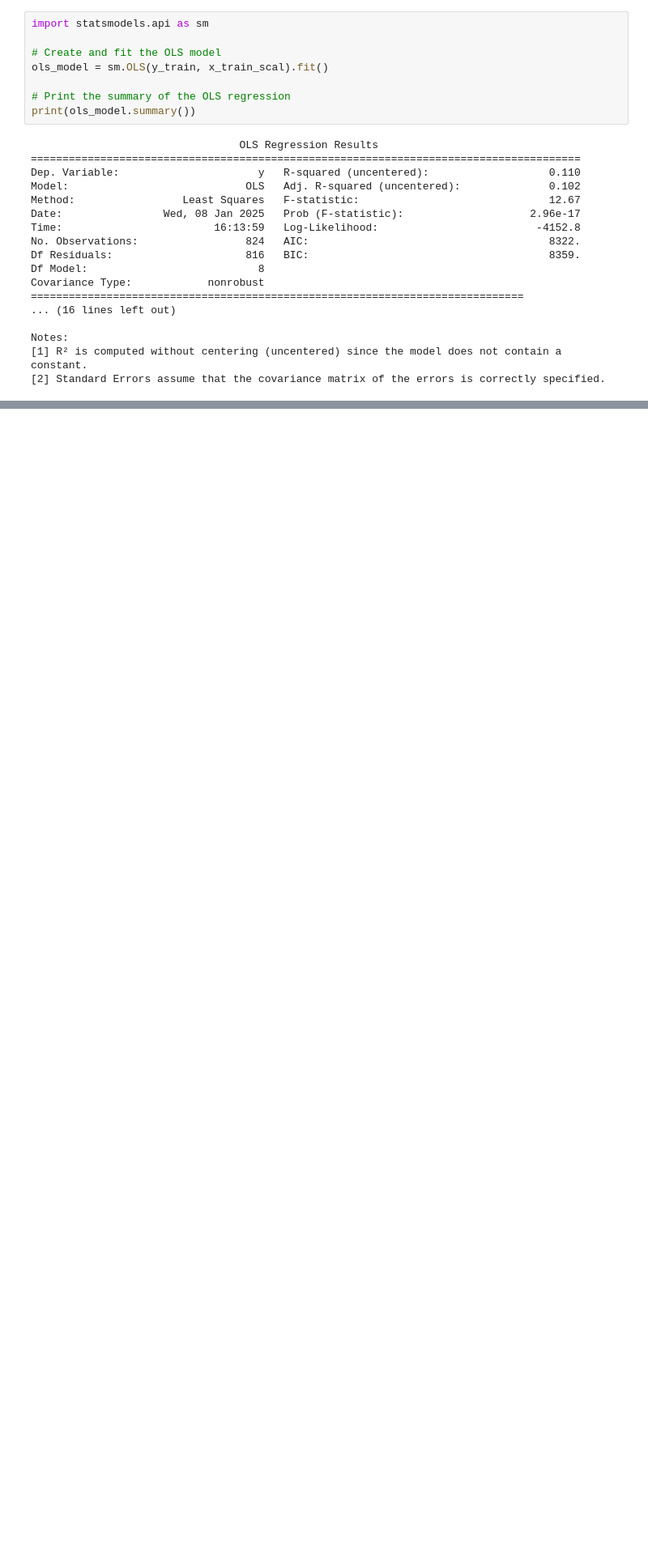
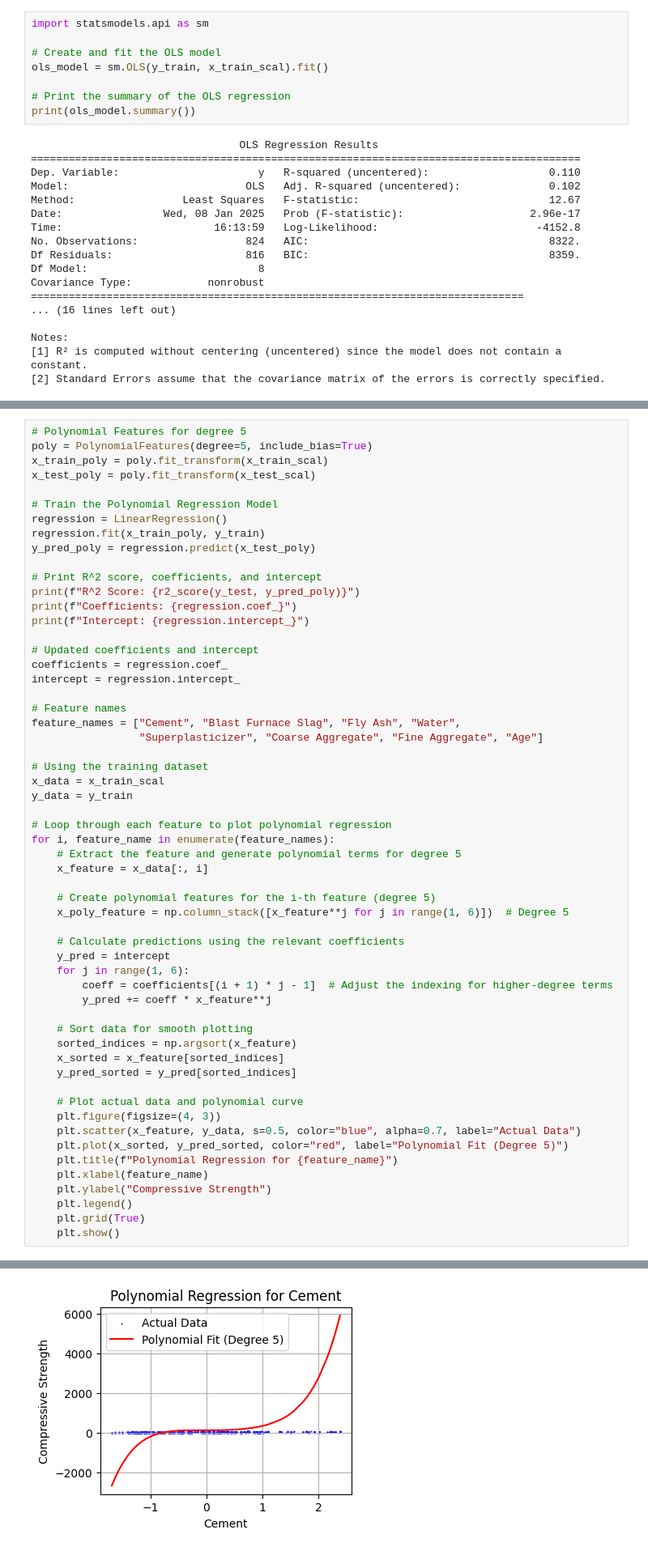
Before and after one commit to qazi-adnan/MACHINE_LEARNING, a Jupyter notebook: 3 linear regression/app.ipynb, the cells around one changed output, grey strips where cells are left out. Shown at 81% size. Saved outputs shown, nothing was run; the diff lists cells and outputs as text; blank space fills up the shorter version.

```diff
--- a/3 linear regression/app.ipynb
+++ b/3 linear regression/app.ipynb
@@ -333,0 +434,58 @@ Notes:
+# %%
+# Polynomial Features for degree 5
+poly = PolynomialFeatures(degree=5, include_bias=True)
+x_train_poly = poly.fit_transform(x_train_scal)
+x_test_poly = poly.fit_transform(x_test_scal)
+
+# Train the Polynomial Regression Model
+regression = LinearRegression()
+regression.fit(x_train_poly, y_train)
+y_pred_poly = regression.predict(x_test_poly)
+
+# Print R^2 score, coefficients, and intercept
+print(f"R^2 Score: {r2_score(y_test, y_pred_poly)}")
+print(f"Coefficients: {regression.coef_}")
+print(f"Intercept: {regression.intercept_}")
+
+# Updated coefficients and intercept
+coefficients = regression.coef_
+intercept = regression.intercept_
+
+# Feature names
+feature_names = ["Cement", "Blast Furnace Slag", "Fly Ash", "Water",
+                 "Superplasticizer", "Coarse Aggregate", "Fine Aggregate", "Age"]
+
+# Using the training dataset
+x_data = x_train_scal
+y_data = y_train
+
+# Loop through each feature to plot polynomial regression
+for i, feature_name in enumerate(feature_names):
+    # Extract the feature and generate polynomial terms for degree 5
+    x_feature = x_data[:, i]
+
+    # Create polynomial features for the i-th feature (degree 5)
+    x_poly_feature = np.column_stack([x_feature**j for j in range(1, 6)])  # Degree 5
+
+    # Calculate predictions using the relevant coefficients
+    y_pred = intercept
+    for j in range(1, 6):
+        coeff = coefficients[(i + 1) * j - 1]  # Adjust the indexing for higher-degree terms
+        y_pred += coeff * x_feature**j
+
+    # Sort data for smooth plotting
+    sorted_indices = np.argsort(x_feature)
+    x_sorted = x_feature[sorted_indices]
+    y_pred_sorted = y_pred[sorted_indices]
+
+    # Plot actual data and polynomial curve
+    plt.figure(figsize=(4, 3))
+    plt.scatter(x_feature, y_data, s=0.5, color="blue", alpha=0.7, label="Actual Data")
+    plt.plot(x_sorted, y_pred_sorted, color="red", label="Polynomial Fit (Degree 5)")
+    plt.title(f"Polynomial Regression for {feature_name}")
+    plt.xlabel(feature_name)
+    plt.ylabel("Compressive Strength")
+    plt.legend()
+    plt.grid(True)
+    plt.show()
+# %% [output]
@@ -333,0 +496 @@ Notes:
+[figure, added]
```
Also changed, not shown: parts of 10 cells of this notebook.
